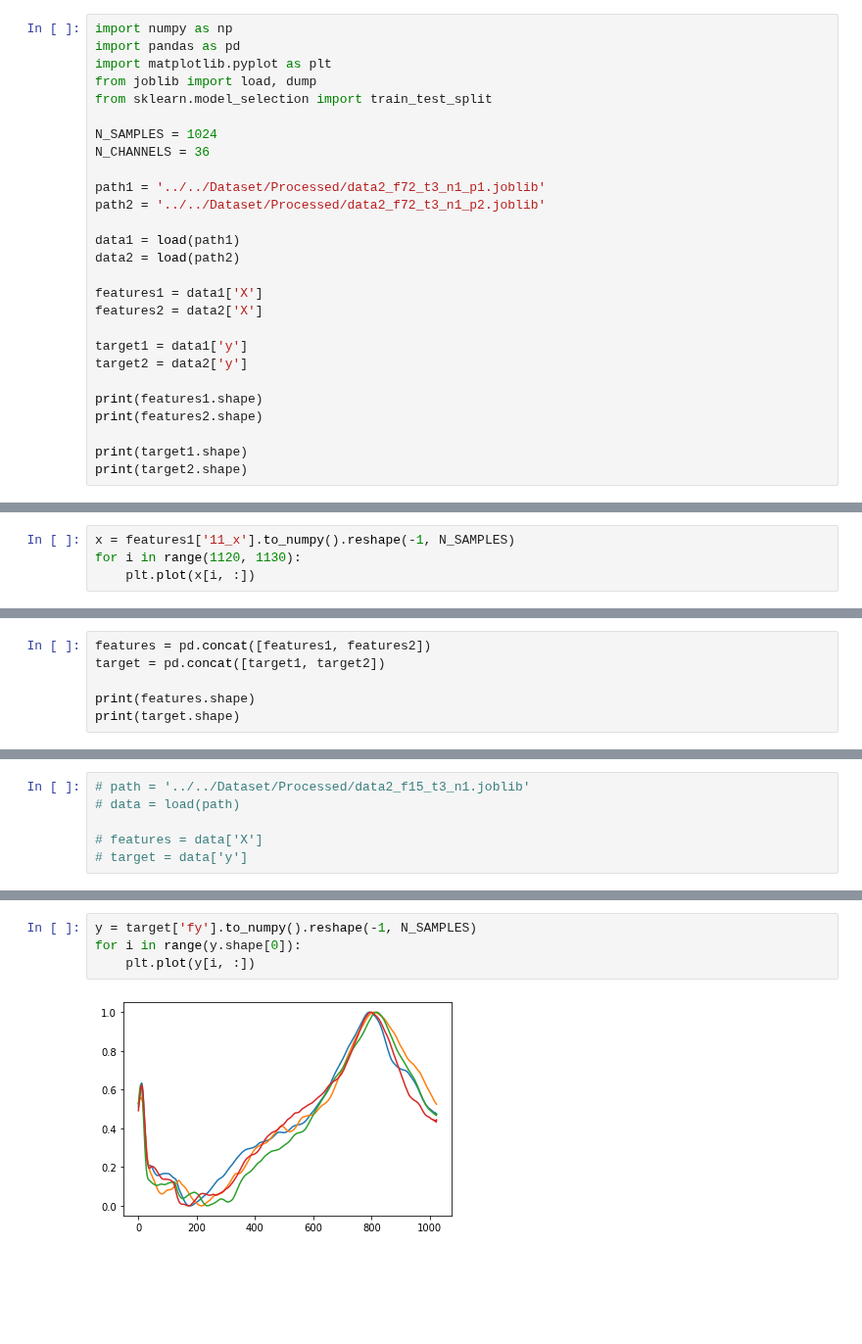
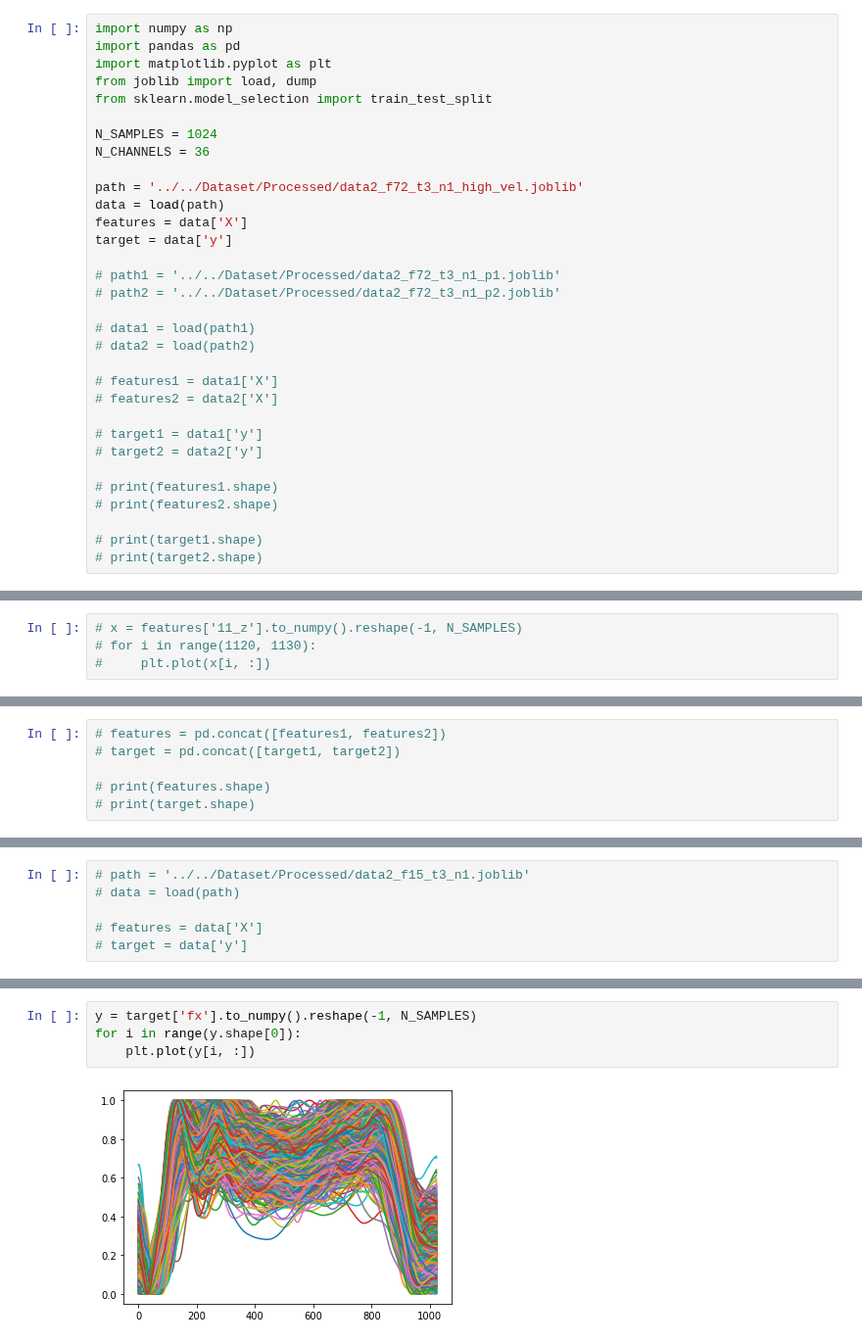
Before and after one commit to atick-faisal/GRF-Synthesis-from-Motion-Trajectories, a Jupyter notebook: src/preprocessing/process_dataset_2_alt.ipynb, the cells around one changed output, grey strips where cells are left out. Shown at 98% size. Drawn from its saved outputs; the diff is of its cells as text; blank space fills up the shorter version.

Commit message:
Visualize data

```diff
--- a/src/preprocessing/process_dataset_2_alt.ipynb
+++ b/src/preprocessing/process_dataset_2_alt.ipynb
@@ -571,20 +601,25 @@ from sklearn.model_selection import train_test_split
 N_SAMPLES = 1024
 N_CHANNELS = 36
 
-path1 = '../../Dataset/Processed/data2_f72_t3_n1_p1.joblib'
-path2 = '../../Dataset/Processed/data2_f72_t3_n1_p2.joblib'
+path = '../../Dataset/Processed/data2_f72_t3_n1_high_vel.joblib'
+data = load(path)
+features = data['X']
+target = data['y']
 
-data1 = load(path1)
-data2 = load(path2)
+# path1 = '../../Dataset/Processed/data2_f72_t3_n1_p1.joblib'
+# path2 = '../../Dataset/Processed/data2_f72_t3_n1_p2.joblib'
 
-features1 = data1['X']
-features2 = data2['X']
+# data1 = load(path1)
+# data2 = load(path2)
 
-target1 = data1['y']
-target2 = data2['y']
+# features1 = data1['X']
+# features2 = data2['X']
 
-print(features1.shape)
-print(features2.shape)
+# target1 = data1['y']
+# target2 = data2['y']
 
-print(target1.shape)
-print(target2.shape)
+# print(features1.shape)
+# print(features2.shape)
+
+# print(target1.shape)
+# print(target2.shape)
@@ -596,5 +626,5 @@ print(target2.shape)
 # %%
-x = features1['11_x'].to_numpy().reshape(-1, N_SAMPLES)
-for i in range(1120, 1130):
-    plt.plot(x[i, :])
+# x = features['11_z'].to_numpy().reshape(-1, N_SAMPLES)
+# for i in range(1120, 1130):
+#     plt.plot(x[i, :])
 # %% [output]
@@ -602,9 +632,9 @@ for i in range(1120, 1130):
 # %%
-features = pd.concat([features1, features2])
-target = pd.concat([target1, target2])
+# features = pd.concat([features1, features2])
+# target = pd.concat([target1, target2])
 
-print(features.shape)
-print(target.shape)
+# print(features.shape)
+# print(target.shape)
 # %% [output]
 (4014080, 36)
 (4014080, 3)
@@ -657,9 +687,9 @@ for i in range(x.shape[0]):
 # %%
-y = target['fy'].to_numpy().reshape(-1, N_SAMPLES)
+y = target['fx'].to_numpy().reshape(-1, N_SAMPLES)
 for i in range(y.shape[0]):
     plt.plot(y[i, :])
 # %% [output]
-[figure, old version]
+[figure, new version]
 # %%
 i
 # %% [output]
```
Also changed, not shown: parts of 20 cells of this notebook, 1 other file.
